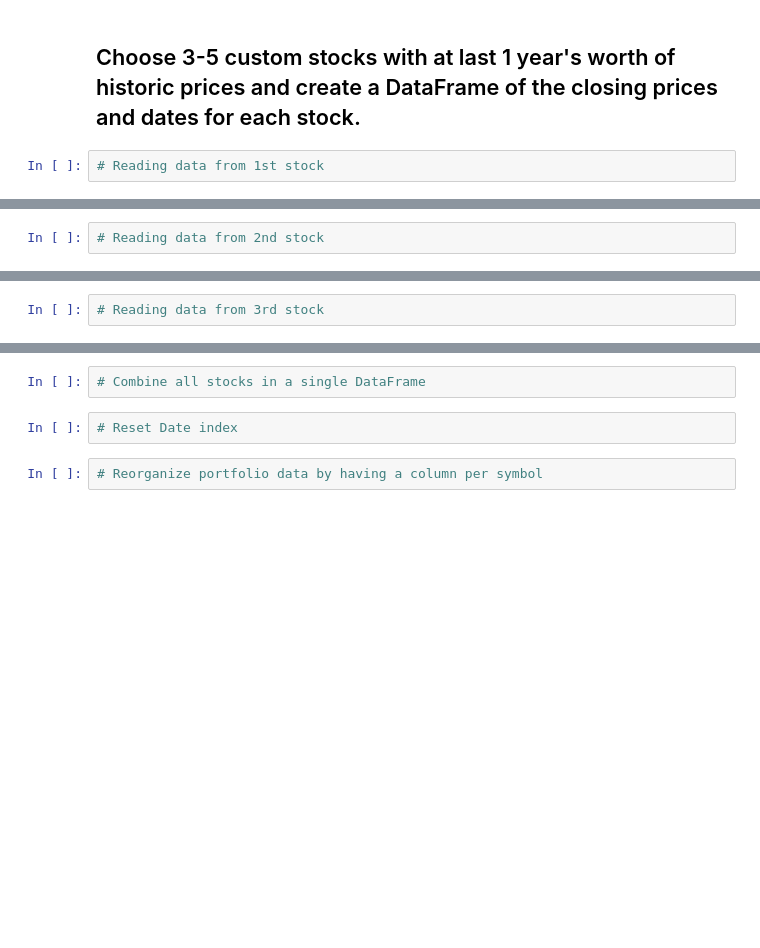
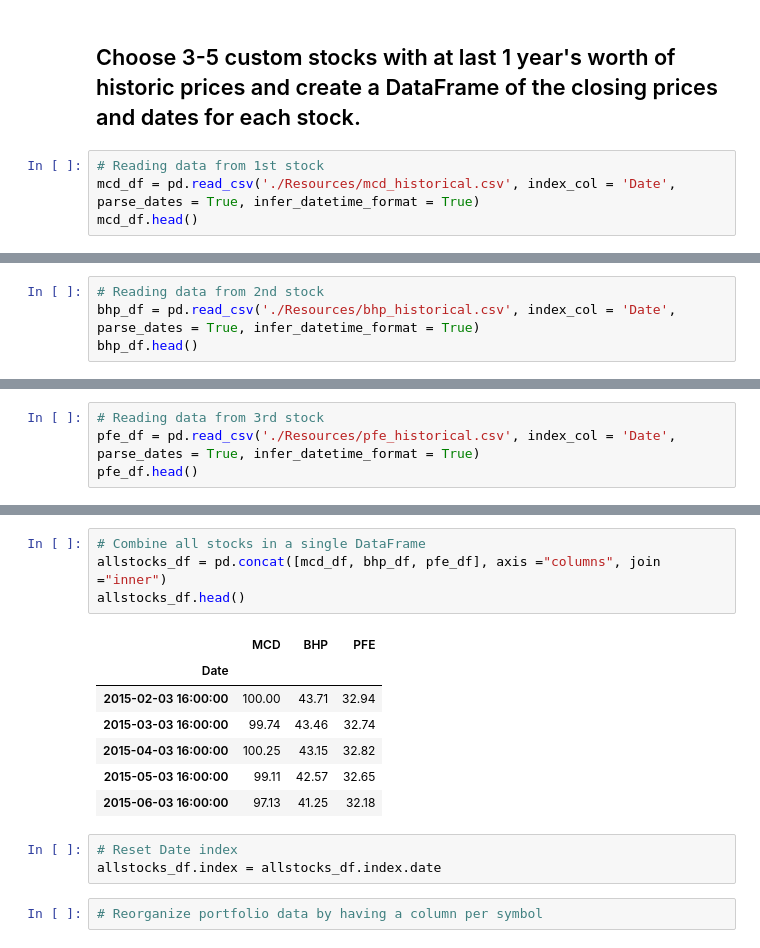
Before and after one commit to twigikit/pandas-homework, a Jupyter notebook: whale_analysis.ipynb, the cells around one changed output, grey strips where cells are left out. Cells and saved outputs as stored; diff of their text form; blank space fills up the shorter version.

```diff
--- a/whale_analysis.ipynb
+++ b/whale_analysis.ipynb
@@ -390,3 +397,5 @@ In this section, you will build your own portfolio of stocks, calculate the retu
 ## Choose 3-5 custom stocks with at last 1 year's worth of historic prices and create a DataFrame of the closing prices and dates for each stock.
 # %%
 # Reading data from 1st stock
+mcd_df = pd.read_csv('./Resources/mcd_historical.csv', index_col = 'Date', parse_dates = True, infer_datetime_format = True)
+mcd_df.head()
@@ -393,2 +410,4 @@ In this section, you will build your own portfolio of stocks, calculate the retu
 # %%
 # Reading data from 2nd stock
+bhp_df = pd.read_csv('./Resources/bhp_historical.csv', index_col = 'Date', parse_dates = True, infer_datetime_format = True)
+bhp_df.head()
@@ -395,2 +422,4 @@ In this section, you will build your own portfolio of stocks, calculate the retu
 # %%
 # Reading data from 3rd stock
+pfe_df = pd.read_csv('./Resources/pfe_historical.csv', index_col = 'Date', parse_dates = True, infer_datetime_format = True)
+pfe_df.head()
@@ -397,7 +434,18 @@ In this section, you will build your own portfolio of stocks, calculate the retu
 # %%
 # Combine all stocks in a single DataFrame
+allstocks_df = pd.concat([mcd_df, bhp_df, pfe_df], axis ="columns", join ="inner")
+allstocks_df.head()
+# %% [output]
+|  | MCD | BHP | PFE |
+| Date |  |  |  |
+| 2015-02-03 16:00:00 | 100.00 | 43.71 | 32.94 |
+| 2015-03-03 16:00:00 | 99.74 | 43.46 | 32.74 |
+| 2015-04-03 16:00:00 | 100.25 | 43.15 | 32.82 |
+| 2015-05-03 16:00:00 | 99.11 | 42.57 | 32.65 |
+| 2015-06-03 16:00:00 | 97.13 | 41.25 | 32.18 |
 # %%
 # Reset Date index
+allstocks_df.index = allstocks_df.index.date
 # %%
 # Reorganize portfolio data by having a column per symbol
 # %%
```
Also changed, not shown: parts of 8 cells of this notebook, 3 other files.
